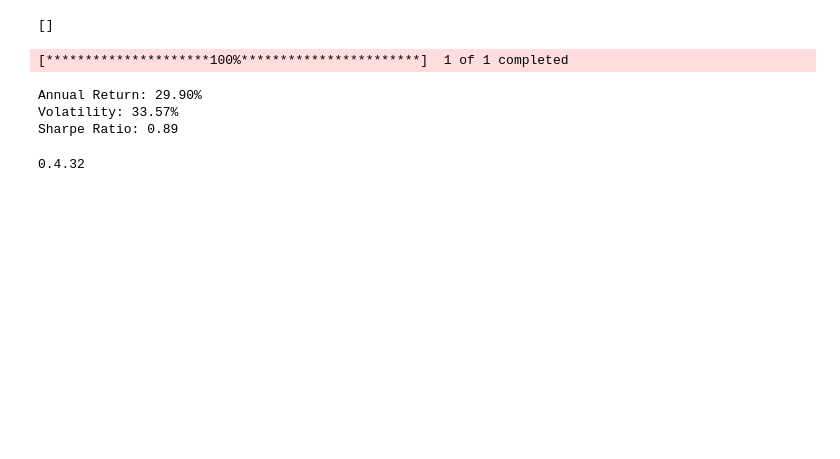
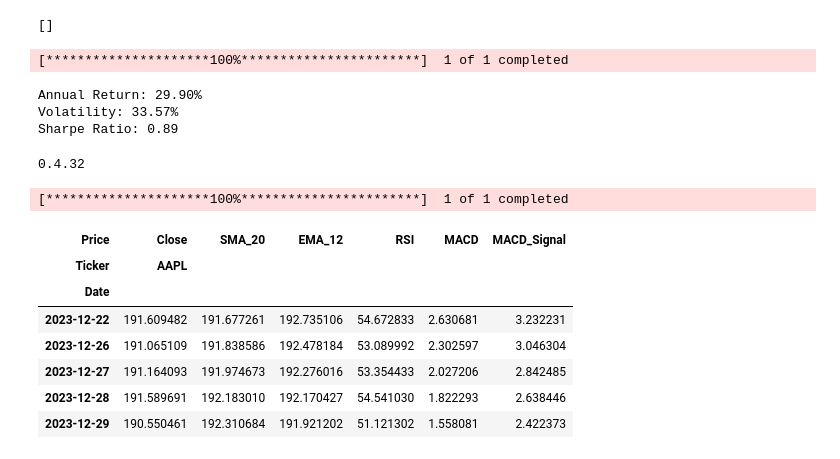
Before and after one commit to Hermella-A/news-sentiment-analysis, a Jupyter notebook: notebooks/technical_indicators.ipynb, the cells around one changed output. Cells and saved outputs as stored; diff of their text form; code cells hidden in the pictures; blank space fills up the shorter version.

```diff
--- a/notebooks/technical_indicators.ipynb
+++ b/notebooks/technical_indicators.ipynb
@@ -223,0 +203,32 @@ aapl[['Close', 'SMA_20', 'EMA_12', 'RSI', 'MACD', 'MACD_Signal']].tail()
+# %%
+import talib
+import yfinance as yf
+import numpy as np
+
+# Download data
+aapl = yf.download('AAPL', start='2020-01-01', end='2024-01-01')
+
+# Extract close prices and ensure a flat 1D array
+close_array = aapl['Close'].values.flatten()   # .ravel() also works
+
+# TA-Lib indicators
+aapl['SMA_20'] = talib.SMA(close_array, timeperiod=20)
+aapl['EMA_12'] = talib.EMA(close_array, timeperiod=12)
+aapl['RSI'] = talib.RSI(close_array, timeperiod=14)
+
+macd, signal, hist = talib.MACD(close_array, fastperiod=12, slowperiod=26, signalperiod=9)
+aapl['MACD'] = macd
+aapl['MACD_Signal'] = signal
+aapl['MACD_Hist'] = hist
+
+aapl[['Close', 'SMA_20', 'EMA_12', 'RSI', 'MACD', 'MACD_Signal']].tail()
+# %% [output]
+[*********************100%***********************]  1 of 1 completed
+| Price | Close | SMA_20 | EMA_12 | RSI | MACD | MACD_Signal |
+| Ticker | AAPL |  |  |  |  |  |
+| Date |  |  |  |  |  |  |
+| 2023-12-22 | 191.609482 | 191.677261 | 192.735106 | 54.672833 | 2.630681 | 3.232231 |
+| 2023-12-26 | 191.065109 | 191.838586 | 192.478184 | 53.089992 | 2.302597 | 3.046304 |
+| 2023-12-27 | 191.164093 | 191.974673 | 192.276016 | 53.354433 | 2.027206 | 2.842485 |
+| 2023-12-28 | 191.589691 | 192.183010 | 192.170427 | 54.541030 | 1.822293 | 2.638446 |
+| 2023-12-29 | 190.550461 | 192.310684 | 191.921202 | 51.121302 | 1.558081 | 2.422373 |
```
Also changed, not shown: parts of 3 cells of this notebook.
